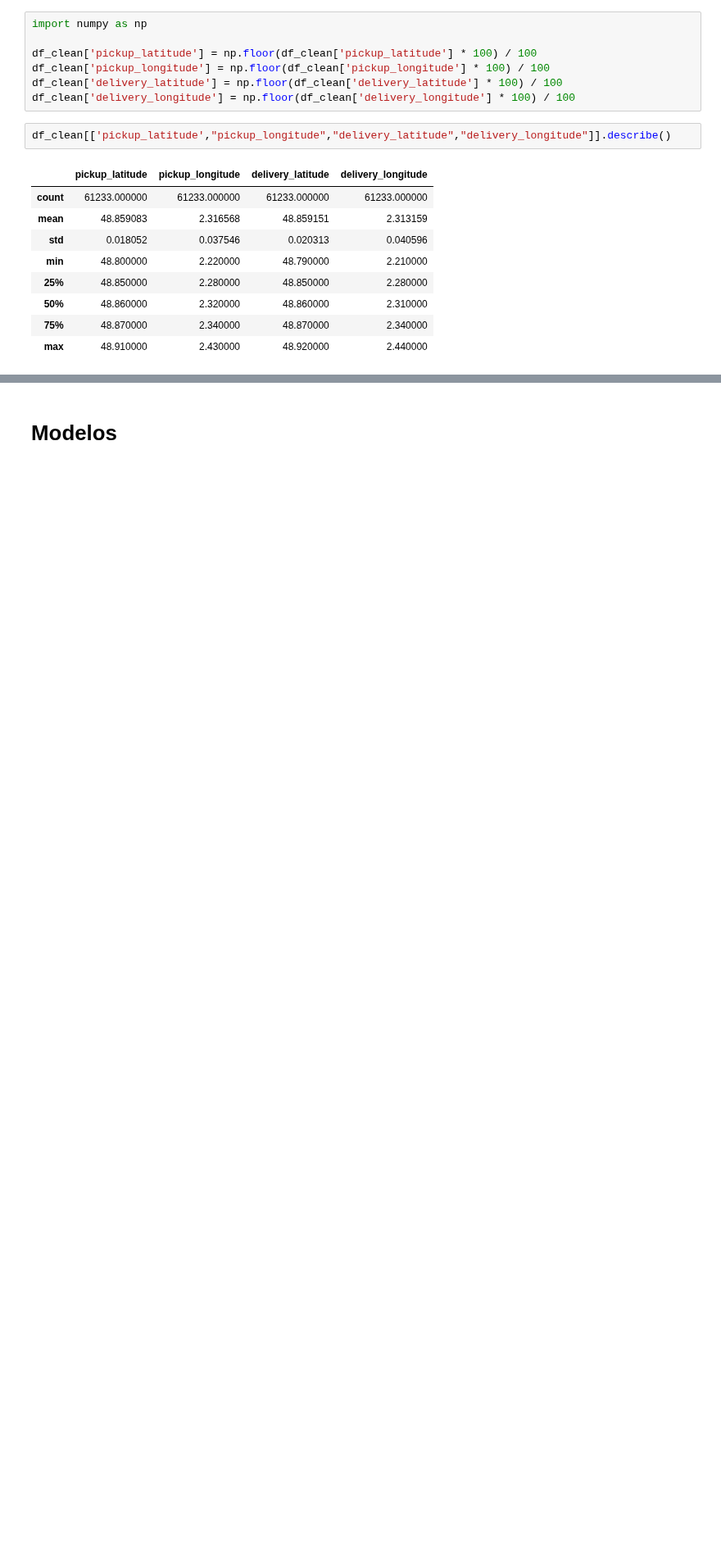
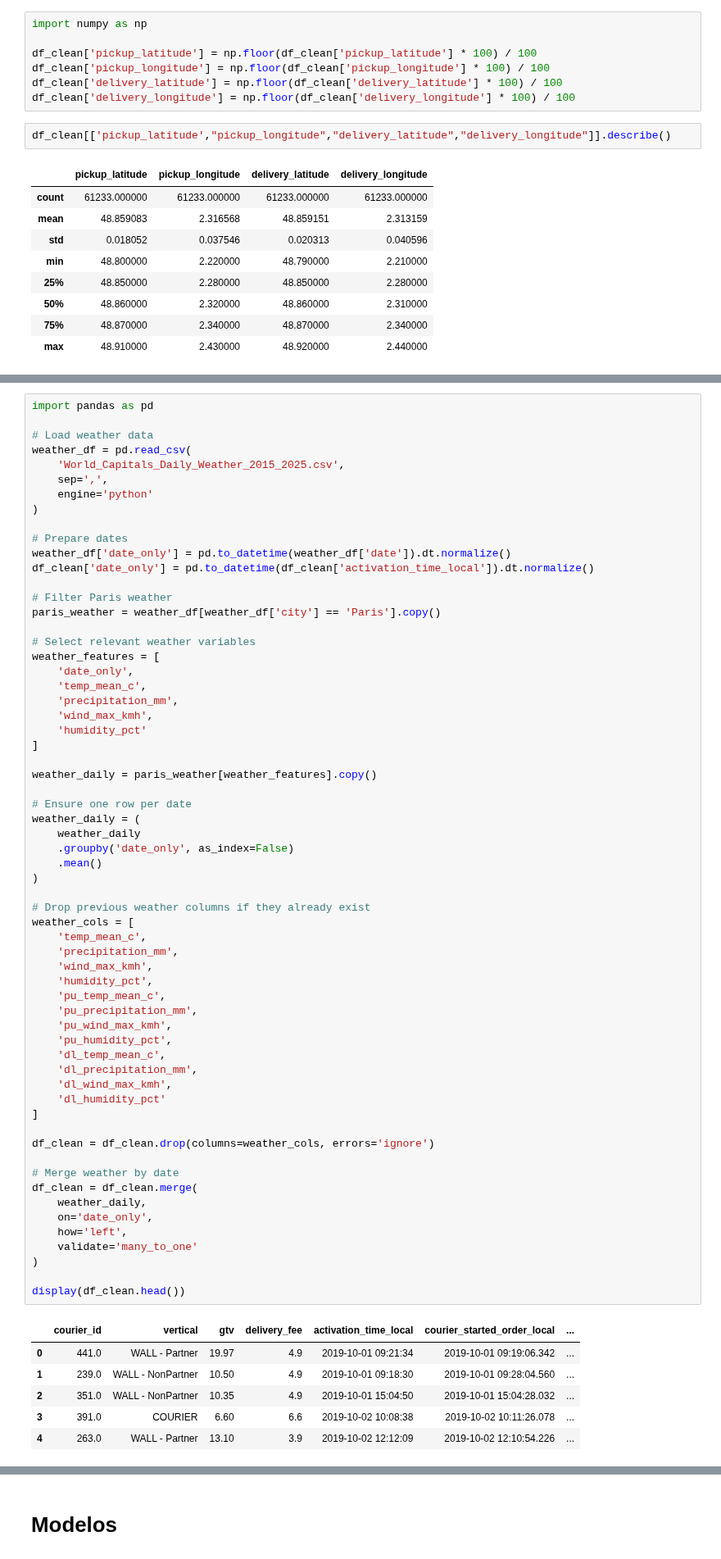
Before and after one commit to antni201204/Glovo_reto, a Jupyter notebook: GLOVO.ipynb, the cells around one changed output, grey strips where cells are left out. Shown at 82% size. Cells and saved outputs as stored; diff of their text form; blank space fills up the shorter version.

```diff
--- a/GLOVO.ipynb
+++ b/GLOVO.ipynb
@@ -704,0 +707,69 @@ df_clean[['pickup_latitude',"pickup_longitude","delivery_latitude","delivery_lon
+# %%
+import pandas as pd
+
+# Load weather data
+weather_df = pd.read_csv(
+    'World_Capitals_Daily_Weather_2015_2025.csv',
+    sep=',',
+    engine='python'
+)
+
+# Prepare dates
+weather_df['date_only'] = pd.to_datetime(weather_df['date']).dt.normalize()
+df_clean['date_only'] = pd.to_datetime(df_clean['activation_time_local']).dt.normalize()
+
+# Filter Paris weather
+paris_weather = weather_df[weather_df['city'] == 'Paris'].copy()
+
+# Select relevant weather variables
+weather_features = [
+    'date_only',
+    'temp_mean_c',
+    'precipitation_mm',
+    'wind_max_kmh',
+    'humidity_pct'
+]
+
+weather_daily = paris_weather[weather_features].copy()
+
+# Ensure one row per date
+weather_daily = (
+    weather_daily
+    .groupby('date_only', as_index=False)
+    .mean()
+)
+
+# Drop previous weather columns if they already exist
+weather_cols = [
+    'temp_mean_c',
+    'precipitation_mm',
+    'wind_max_kmh',
+    'humidity_pct',
+    'pu_temp_mean_c',
+    'pu_precipitation_mm',
+    'pu_wind_max_kmh',
+    'pu_humidity_pct',
+    'dl_temp_mean_c',
+    'dl_precipitation_mm',
+    'dl_wind_max_kmh',
+    'dl_humidity_pct'
+]
+
+df_clean = df_clean.drop(columns=weather_cols, errors='ignore')
+
+# Merge weather by date
+df_clean = df_clean.merge(
+    weather_daily,
+    on='date_only',
+    how='left',
+    validate='many_to_one'
+)
+
+display(df_clean.head())
+# %% [output]
+|  | courier_id | vertical | gtv | delivery_fee | activation_time_local | courier_started_order_local | ... |
+| 0 | 441.0 | WALL - Partner | 19.97 | 4.9 | 2019-10-01 09:21:34 | 2019-10-01 09:19:06.342 | ... |
+| 1 | 239.0 | WALL - NonPartner | 10.50 | 4.9 | 2019-10-01 09:18:30 | 2019-10-01 09:28:04.560 | ... |
+| 2 | 351.0 | WALL - NonPartner | 10.35 | 4.9 | 2019-10-01 15:04:50 | 2019-10-01 15:04:28.032 | ... |
+| 3 | 391.0 | COURIER | 6.60 | 6.6 | 2019-10-02 10:08:38 | 2019-10-02 10:11:26.078 | ... |
+| 4 | 263.0 | WALL - Partner | 13.10 | 3.9 | 2019-10-02 12:12:09 | 2019-10-02 12:10:54.226 | ... |
```
Also changed, not shown: parts of 46 cells of this notebook.
